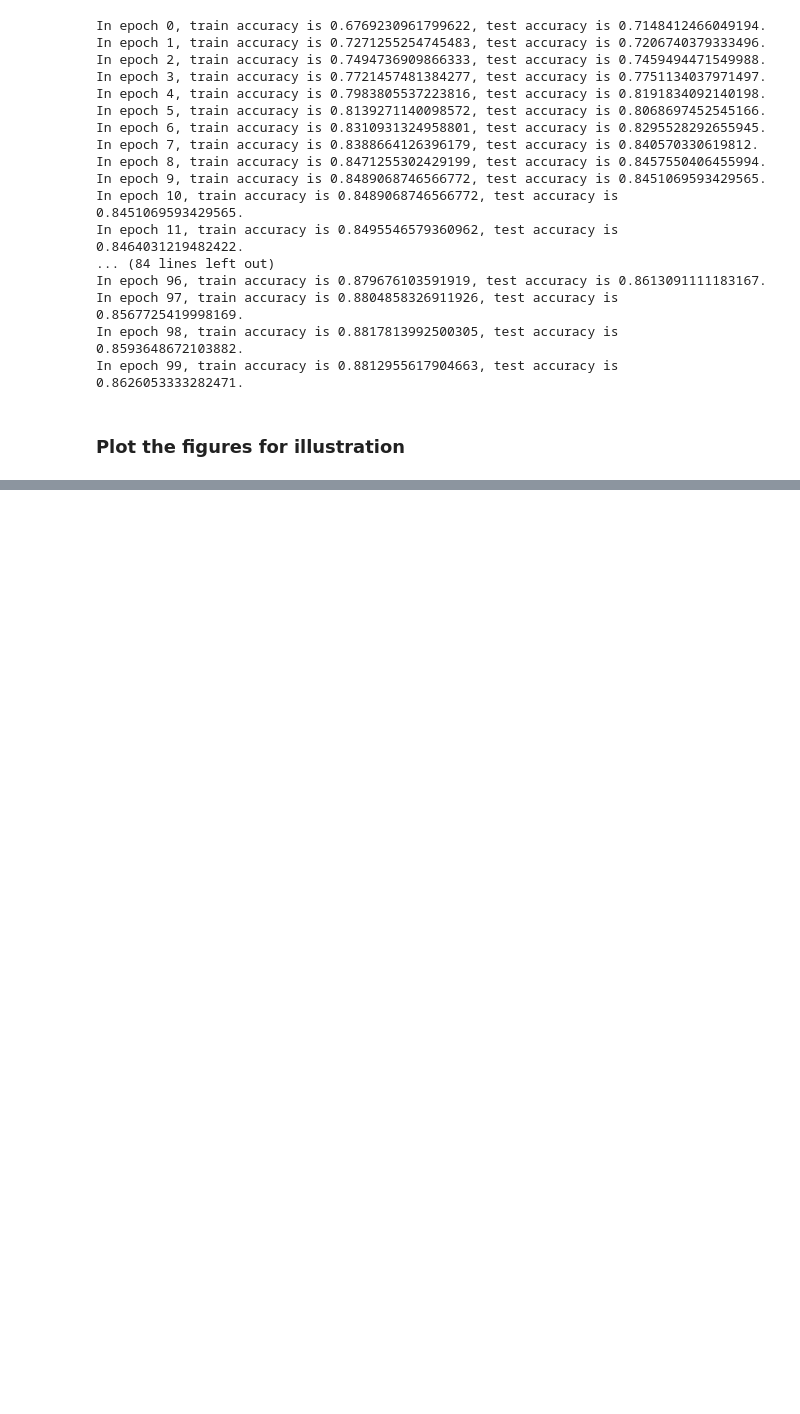
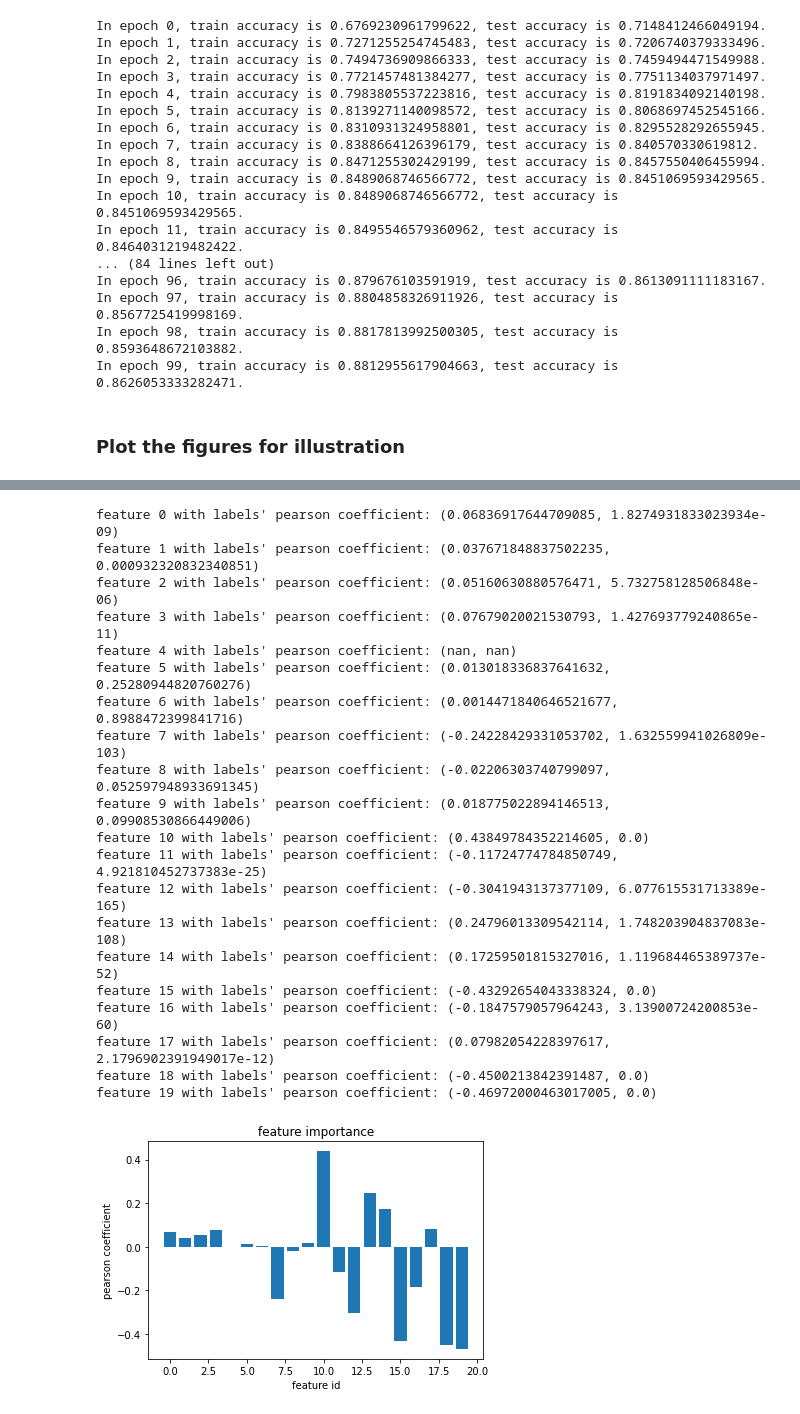
Before and after one commit to lemonviv/SplitNNDemo, a Jupyter notebook: baseline/bank-full.ipynb, the cells around one changed output, grey strips where cells are left out. Cells and saved outputs as stored; diff of their text form; code cells hidden in the pictures; blank space fills up the shorter version.

```diff
--- a/baseline/bank-full.ipynb
+++ b/baseline/bank-full.ipynb
@@ -170,0 +176,39 @@ Text(0.5, 1.0, 'Testing Accuracy')
+# %%
+# Investigate the pearson coefficient between features and label
+from scipy.stats.stats import pearsonr
+import numpy as np
+
+coefs = []
+i = 0
+for i in range(bank_set.samples.shape[1]):
+    pearson_coef = pearsonr(bank_set.samples[:,i], bank_set.labels)
+    print("feature {} with labels' pearson coefficient: {}".format(i, pearson_coef))
+    coefs.append(pearson_coef[0])
+
+plt.bar(np.arange(len(coefs)),coefs)
+plt.title('feature importance')
+plt.xlabel('feature id')
+plt.ylabel('pearson coefficient')
+plt.savefig("bank-coef.png")
+# %% [output]
+feature 0 with labels' pearson coefficient: (0.06836917644709085, 1.8274931833023934e-09)
+feature 1 with labels' pearson coefficient: (0.037671848837502235, 0.000932320832340851)
+feature 2 with labels' pearson coefficient: (0.05160630880576471, 5.732758128506848e-06)
+feature 3 with labels' pearson coefficient: (0.07679020021530793, 1.427693779240865e-11)
+feature 4 with labels' pearson coefficient: (nan, nan)
+feature 5 with labels' pearson coefficient: (0.013018336837641632, 0.25280944820760276)
+feature 6 with labels' pearson coefficient: (0.0014471840646521677, 0.8988472399841716)
+feature 7 with labels' pearson coefficient: (-0.24228429331053702, 1.632559941026809e-103)
+feature 8 with labels' pearson coefficient: (-0.02206303740799097, 0.052597948933691345)
+feature 9 with labels' pearson coefficient: (0.018775022894146513, 0.09908530866449006)
+feature 10 with labels' pearson coefficient: (0.43849784352214605, 0.0)
+feature 11 with labels' pearson coefficient: (-0.11724774784850749, 4.921810452737383e-25)
+feature 12 with labels' pearson coefficient: (-0.3041943137377109, 6.077615531713389e-165)
+feature 13 with labels' pearson coefficient: (0.24796013309542114, 1.748203904837083e-108)
+feature 14 with labels' pearson coefficient: (0.17259501815327016, 1.119684465389737e-52)
+feature 15 with labels' pearson coefficient: (-0.43292654043338324, 0.0)
+feature 16 with labels' pearson coefficient: (-0.1847579057964243, 3.13900724200853e-60)
+feature 17 with labels' pearson coefficient: (0.07982054228397617, 2.1796902391949017e-12)
+feature 18 with labels' pearson coefficient: (-0.4500213842391487, 0.0)
+feature 19 with labels' pearson coefficient: (-0.46972000463017005, 0.0)
+[figure, added]
```
Also changed, not shown: parts of 4 cells of this notebook, 17 other files.
